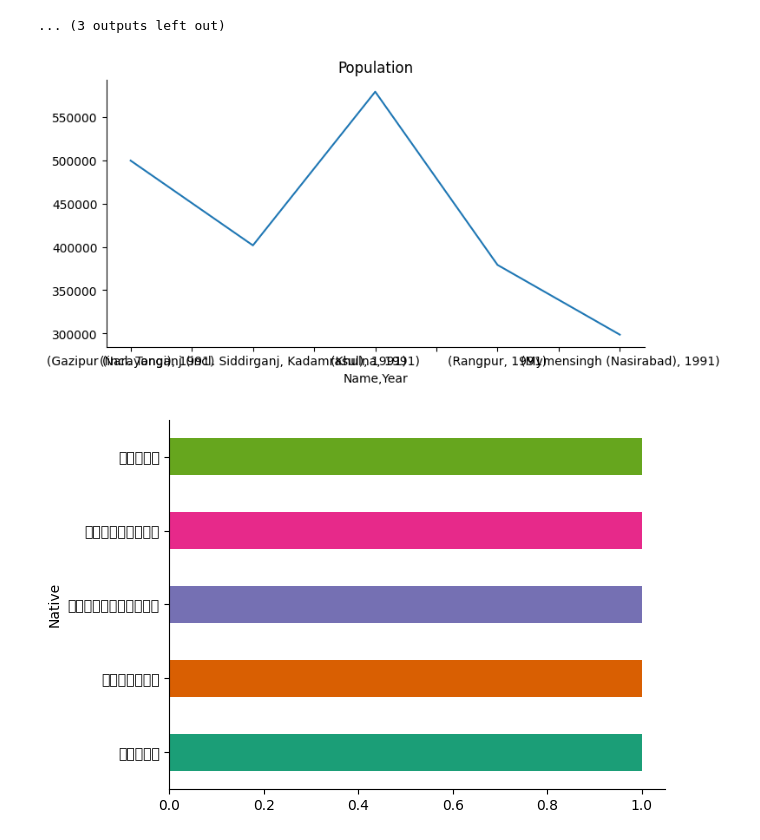
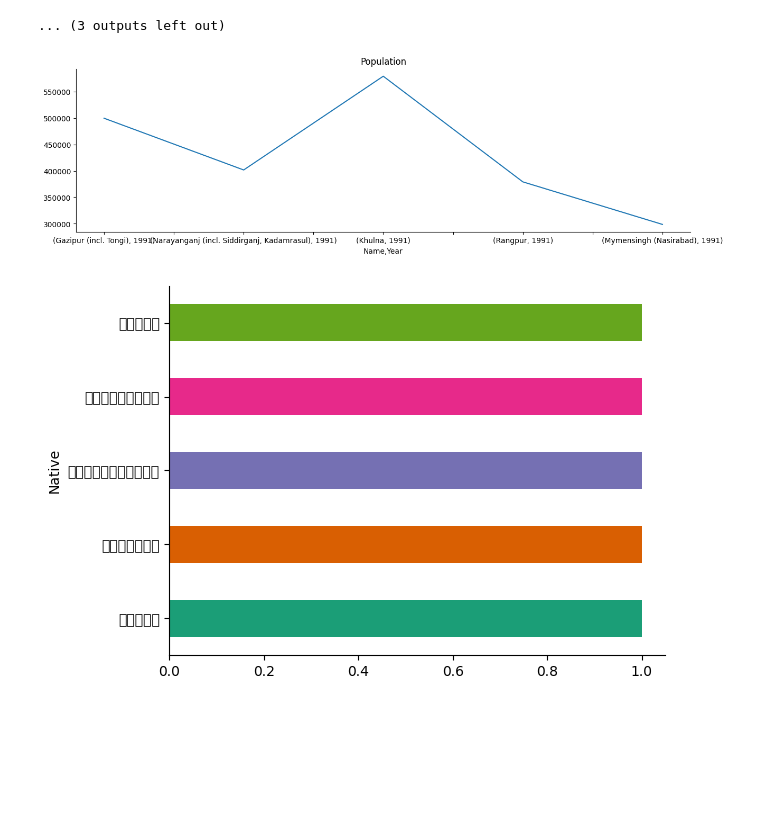
Before and after one commit to mahfuzaakter/fordatascience, a Jupyter notebook: setur_data_analysis.ipynb, the cells around one changed output. Cells and saved outputs as stored; diff of their text form; code cells hidden in the pictures; blank space fills up the shorter version.

```diff
--- a/setur_data_analysis.ipynb
+++ b/setur_data_analysis.ipynb
@@ -442,10 +455,10 @@ Passing `palette` without assigning `hue` is deprecated and will be removed in v
 ... (3 outputs left out)
 # %%
 from matplotlib import pyplot as plt
-_df_3['Population'].plot(kind='line', figsize=(8, 4), title='Population')
+_df_3['Population'].plot(kind='line', figsize=(15, 4), title='Population')
 plt.gca().spines[['top', 'right']].set_visible(False)
 # %% [output]
-[figure, old version]
+[figure, new version]
 # %%
 from matplotlib import pyplot as plt
 import seaborn as sns
```
Also changed, not shown: parts of 1 cell of this notebook.
